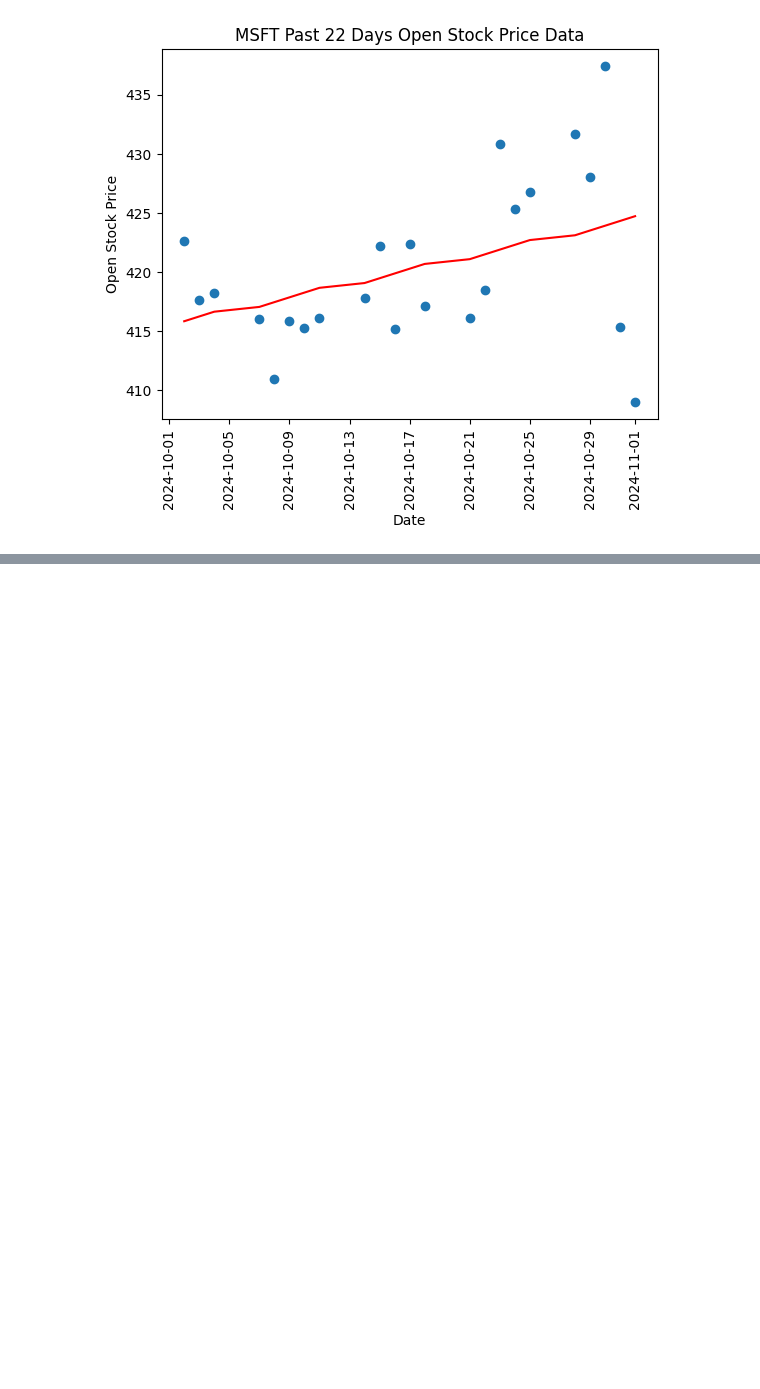
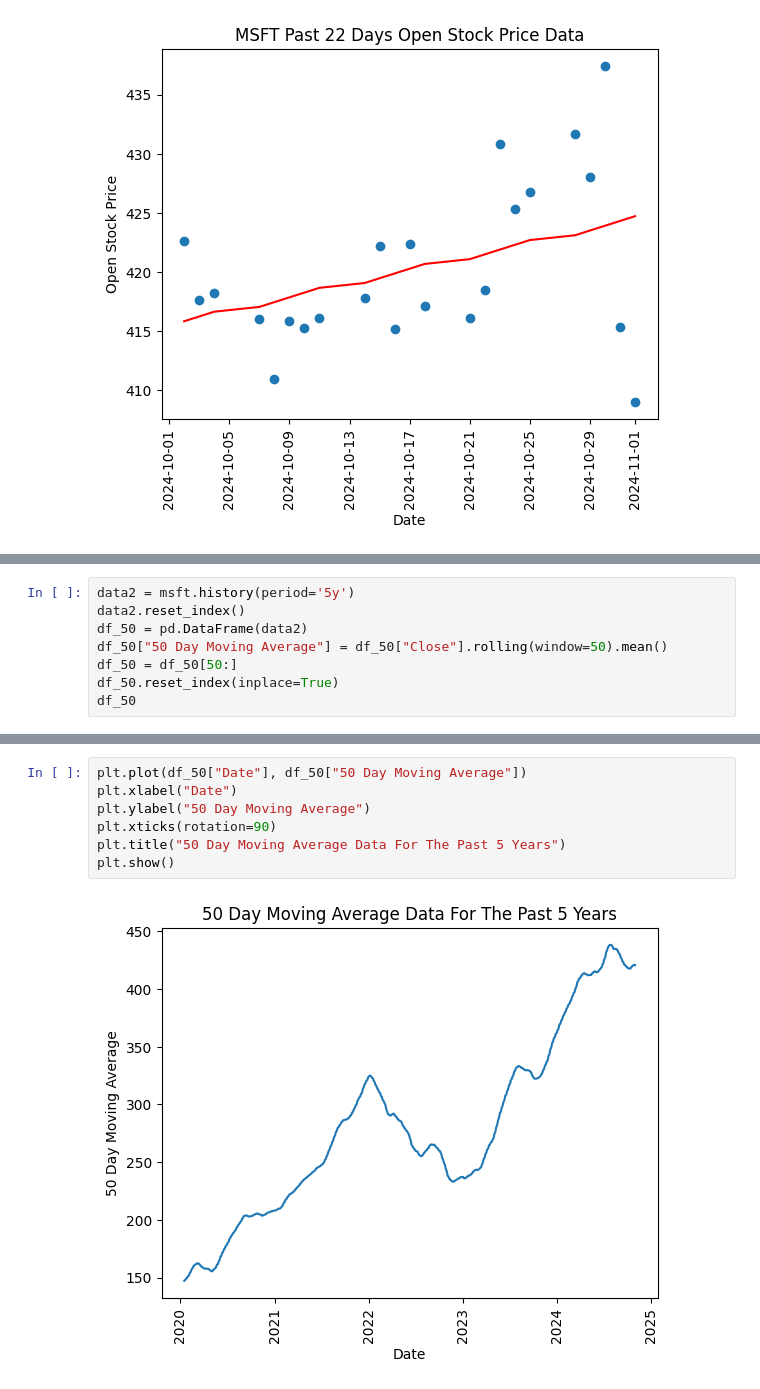
Before and after one commit to manntalati/technical_analysis, a Jupyter notebook: exploratory_data_analysis.ipynb, the cells around one changed output, grey strips where cells are left out. Cells and saved outputs as stored; diff of their text form; blank space fills up the shorter version.

```diff
--- a/exploratory_data_analysis.ipynb
+++ b/exploratory_data_analysis.ipynb
@@ -94,0 +113,8 @@ plt.show()
+# %%
+data2 = msft.history(period='5y')
+data2.reset_index()
+df_50 = pd.DataFrame(data2)
+df_50["50 Day Moving Average"] = df_50["Close"].rolling(window=50).mean()
+df_50 = df_50[50:]
+df_50.reset_index(inplace=True)
+df_50
@@ -94,0 +135,9 @@ plt.show()
+# %%
+plt.plot(df_50["Date"], df_50["50 Day Moving Average"])
+plt.xlabel("Date")
+plt.ylabel("50 Day Moving Average")
+plt.xticks(rotation=90)
+plt.title("50 Day Moving Average Data For The Past 5 Years")
+plt.show()
+# %% [output]
+[figure, added]
```
Also changed, not shown: parts of 10 cells of this notebook.
